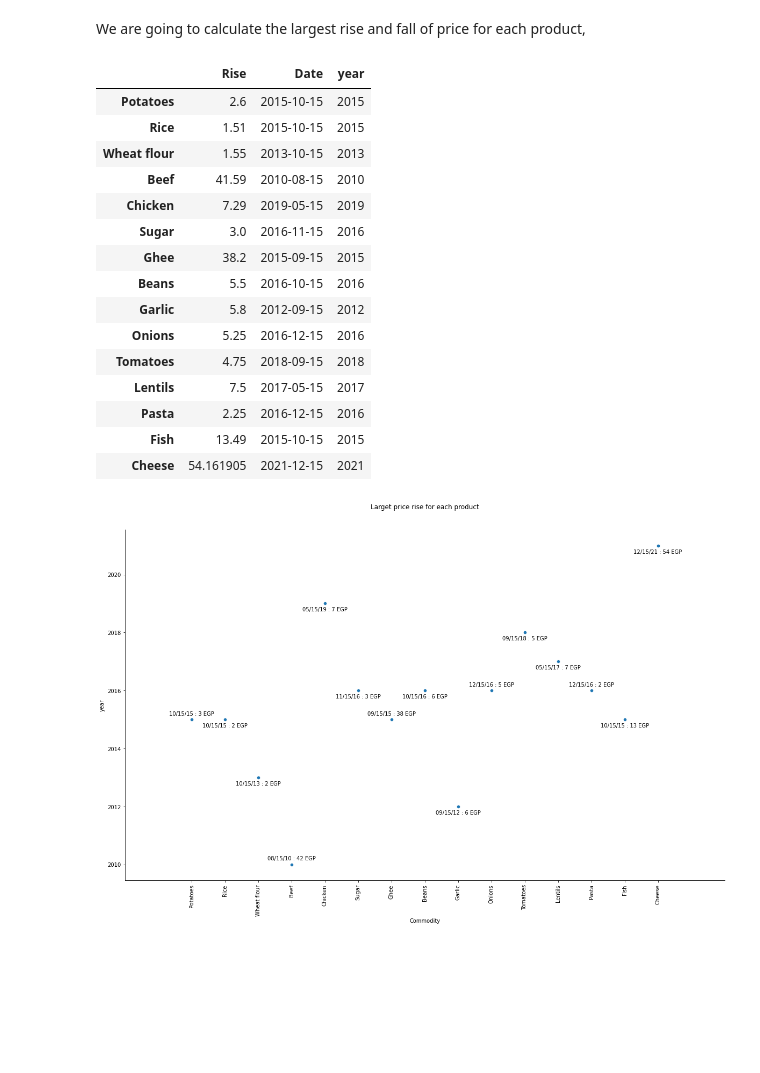
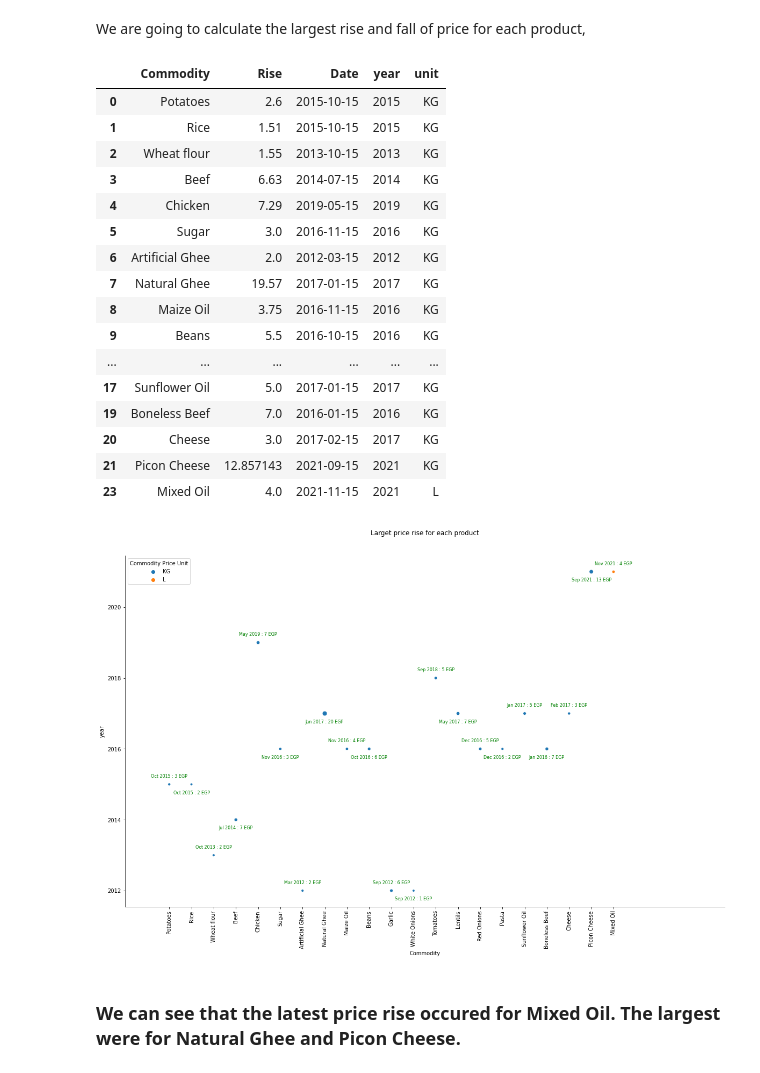
Before and after one commit to OmdenaAI/giza-egypt-chapter-analysing-open-data, a Jupyter notebook: src/tasks/task_2_data_visualization/Food-Data-Analysis.ipynb, the cells around one changed output. Cells and saved outputs as stored; diff of their text form; code cells hidden in the pictures; blank space fills up the shorter version.

```diff
--- a/src/tasks/task_2_data_visualization/Food-Data-Analysis.ipynb
+++ b/src/tasks/task_2_data_visualization/Food-Data-Analysis.ipynb
@@ -180,10 +179,15 @@ array(['KG'], dtype=object)
 # %%
+commodity_units = dict()
 for commodity in food_data.commodity.unique():
     subdata = food_data[food_data.commodity == commodity]
     print(f"For {commodity} we have ")
     for unit in subdata.unit.unique():
         print(f" {unit} ", end = "")
     print()
+    if len(subdata.unit.unique()) == 1:
+        commodity_units[commodity] = subdata.unit.unique()[0]
+
+print(commodity_units)
 # %% [output]
 For Potatoes we have
  KG
@@ -210,4 +214,7 @@ For Cheese we have
 food_data_prices_average = food_data.groupby(by='commodity').agg({"price": [np.mean, np.std]}).reset_index()
 food_data_prices_average.columns = ["commodity", "avg_price", "std_price"]
 food_data_prices_average_sorted = food_data_prices_average.sort_values(by="avg_price").reset_index()
+# %%
+# assign the unit column
+food_data_prices_average_sorted['unit'] = food_data_prices_average_sorted.apply(lambda row: commodity_units[row.commodity], axis = 1)
 # %%
@@ -346,66 +329,76 @@ for commodity in food_data.commodity.unique():
     commodity_subdata = food_data[food_data.commodity == commodity]
     if commodity_subdata.shape[0] == 1:
         continue # skip which has only one price
+    last_price = commodity_subdata.loc[[commodity_subdata.index[0]], ["price"]].values[0][0]
     for index, row in commodity_subdata.iterrows():
         if index == 0:
-            last_price = row["price"]
             continue
         current_price = row["price"]
         rise = current_price - last_price
         if price_rises.get(commodity) is None:
             price_rises[commodity] = [rise, row['date']]
-        elif rise > price_rises[commodity][0]:
+        elif rise > price_rises[commodity][0] and rise > 1:
             price_rises[commodity] = [rise, row['date']]
         last_price = row["price"]
 # %%
 rises_df = pd.DataFrame(price_rises).transpose()
-rises_df.columns = ["Rise", "Date"]
+rises_df.reset_index(inplace=True)
+rises_df.columns = ["Commodity", "Rise", "Date"]
 rises_df["year"] = rises_df.apply(lambda row: row["Date"].year, axis = 1)
+rises_df["unit"] = rises_df.apply(lambda row: commodity_units[row["Commodity"]], axis = 1)
+rises_df.drop(index=(rises_df[rises_df.Rise == 0]).index, inplace=True)
 rises_df
 # %% [output]
-|  | Rise | Date | year |
-| Potatoes | 2.6 | 2015-10-15 | 2015 |
-| Rice | 1.51 | 2015-10-15 | 2015 |
-| Wheat flour | 1.55 | 2013-10-15 | 2013 |
-| Beef | 41.59 | 2010-08-15 | 2010 |
-| Chicken | 7.29 | 2019-05-15 | 2019 |
-| Sugar | 3.0 | 2016-11-15 | 2016 |
-| Ghee | 38.2 | 2015-09-15 | 2015 |
-| Beans | 5.5 | 2016-10-15 | 2016 |
-| Garlic | 5.8 | 2012-09-15 | 2012 |
-| Onions | 5.25 | 2016-12-15 | 2016 |
-| Tomatoes | 4.75 | 2018-09-15 | 2018 |
-| Lentils | 7.5 | 2017-05-15 | 2017 |
-| Pasta | 2.25 | 2016-12-15 | 2016 |
-| Fish | 13.49 | 2015-10-15 | 2015 |
-| Cheese | 54.161905 | 2021-12-15 | 2021 |
+|  | Commodity | Rise | Date | year | unit |
+| 0 | Potatoes | 2.6 | 2015-10-15 | 2015 | KG |
+| 1 | Rice | 1.51 | 2015-10-15 | 2015 | KG |
+| 2 | Wheat flour | 1.55 | 2013-10-15 | 2013 | KG |
+| 3 | Beef | 6.63 | 2014-07-15 | 2014 | KG |
+| 4 | Chicken | 7.29 | 2019-05-15 | 2019 | KG |
+| 5 | Sugar | 3.0 | 2016-11-15 | 2016 | KG |
+| 6 | Artificial Ghee | 2.0 | 2012-03-15 | 2012 | KG |
+| 7 | Natural Ghee | 19.57 | 2017-01-15 | 2017 | KG |
+| 8 | Maize Oil | 3.75 | 2016-11-15 | 2016 | KG |
+| 9 | Beans | 5.5 | 2016-10-15 | 2016 | KG |
+| ... | ... | ... | ... | ... | ... |
+| 17 | Sunflower Oil | 5.0 | 2017-01-15 | 2017 | KG |
+| 19 | Boneless Beef | 7.0 | 2016-01-15 | 2016 | KG |
+| 20 | Cheese | 3.0 | 2017-02-15 | 2017 | KG |
+| 21 | Picon Cheese | 12.857143 | 2021-09-15 | 2021 | KG |
+| 23 | Mixed Oil | 4.0 | 2021-11-15 | 2021 | L |
 # %%
 from datetime import datetime, timedelta # to adjust annotations
 # %%
 plt.figure(figsize=(20, 12))
-sns.scatterplot(
+g = sns.scatterplot(
     data = rises_df,
-    x = rises_df.index,
+    x = "Commodity",
     y = "year",
+    size = "Rise",
+    hue = "unit",
 )
 
 for i, (index, row) in enumerate(rises_df.iterrows()):
+    commodity = row["Commodity"]
     date = row['Date']
     year = row["year"]
     rise = row['Rise']
-    if i % 3 == 0:
-        xy = (index, year + 0.3)
+    if i % 2 == 0:
+        xy = (commodity, year + 0.3)
         align = "top"
     else:
-        xy = (index, year - 0.3)
+        xy = (commodity, year - 0.3)
         align = "bottom"
-    plt.annotate(f"{date.strftime('%x')} : {round(rise)} EGP", xy=xy, ha = "center", va=align, size = 10)
+    plt.annotate(f"{date.strftime('%b %Y')} : {round(rise)} EGP", xy=xy, ha = "center", va=align, size = 8, color = "green")
 
-
+h,l = g.get_legend_handles_labels()
+plt.legend(h[1:3], l[1:3], loc = "upper left", title = "Commodity Price Unit")
 plt.xlabel("Commodity")
 sns.despine()
-plt.xlim(-2, 16)
+plt.xlim(-2, 25)
 plt.xticks(rotation = 90)
 plt.title("Larget price rise for each product", y=1.05);
 # %% [output]
-[figure, old version]
+[figure, new version]
+# %% [markdown]
+### We can see that the latest price rise occured for Mixed Oil. The largest were for Natural Ghee and Picon Cheese.
```
Also changed, not shown: parts of 22 cells of this notebook.
